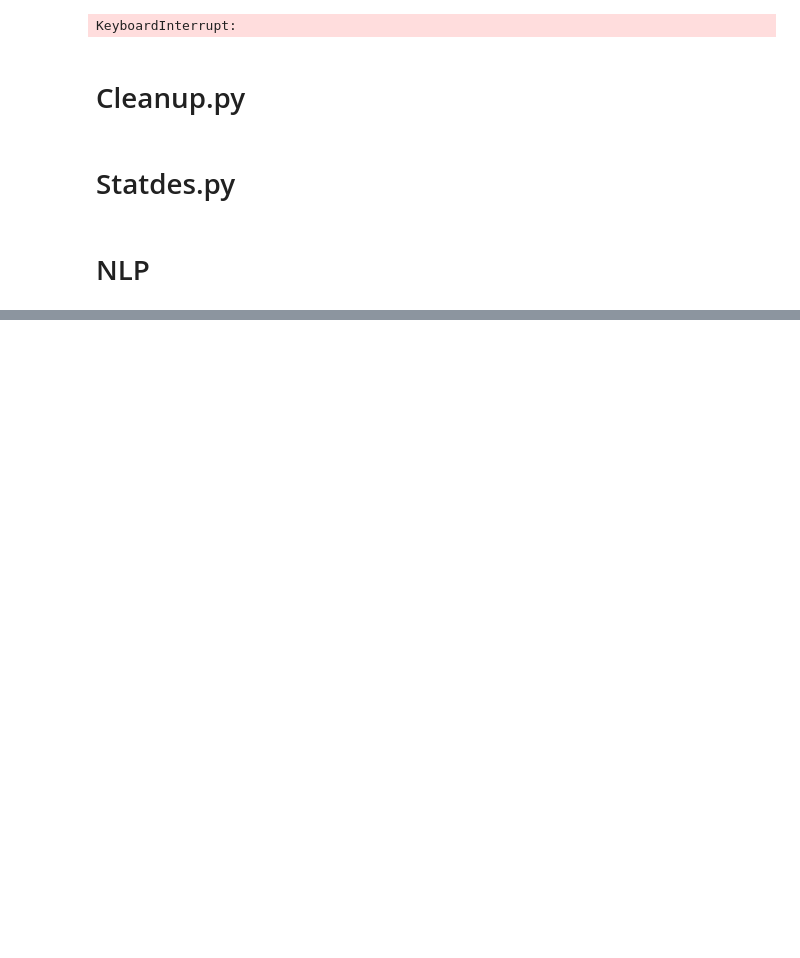
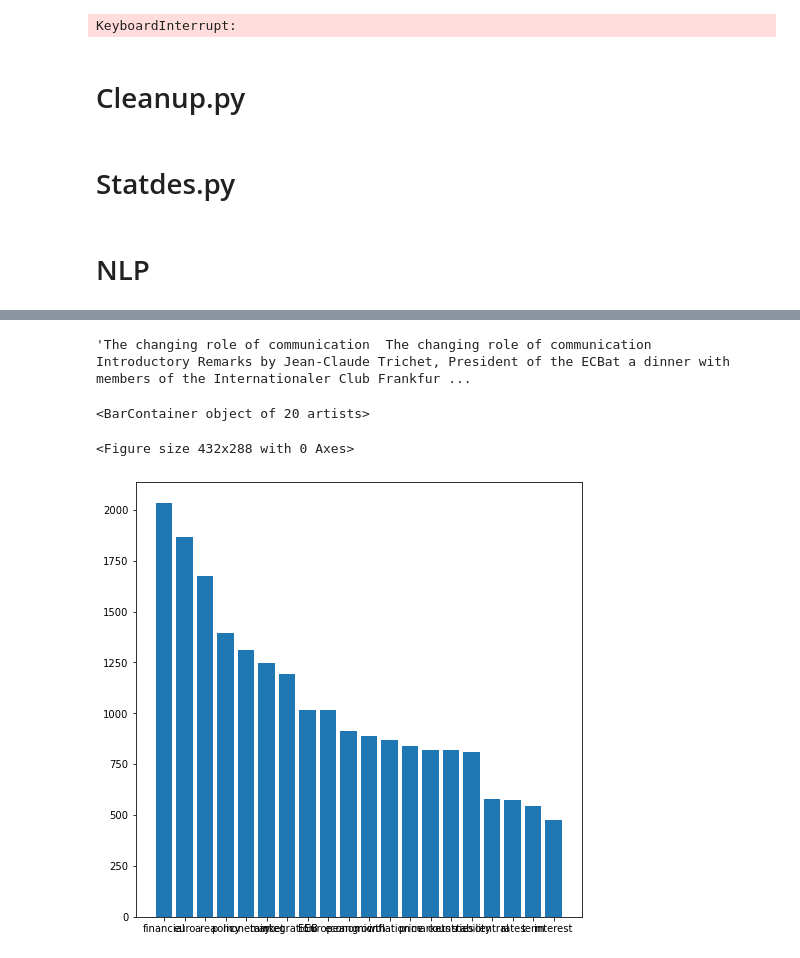
Before and after one commit to a-issac/central-bank-speech-analysis, a Jupyter notebook: Notebook.ipynb, the cells around one changed output, grey strips where cells are left out. Saved outputs shown, nothing was run; the diff lists cells and outputs as text; code cells hidden in the pictures; blank space fills up the shorter version.

```diff
--- a/Notebook.ipynb
+++ b/Notebook.ipynb
@@ -30,7 +41,8 @@ df = cleanup.keep_english(df)
 df = cleanup.add_date(df)
 # %%
 # cleanup.todisk(df)
-df = cleanup.fromdisk()
+# df = cleanup.fromdisk()
+df = cleanup.fromsspcloud()
 # %% [markdown]
 # Statdes.py
 # %%
@@ -56,0 +205,10 @@ KeyError: 'plotly'
+# %%
+basic_nlp.year_speeches(df, 2008)
+# %% [output]
+'The changing role of communication  The changing role of communication   Introductory Remarks by Jean-Claude Trichet, President of the ECBat a dinner with members of the Internationaler Club Frankfur ...
+# %%
+basic_nlp.plot_freq_word(df, 2005)
+# %% [output]
+<BarContainer object of 20 artists>
+<Figure size 432x288 with 0 Axes>
+[figure, added]
```
Also changed, not shown: parts of 11 cells of this notebook, 4 other files.
